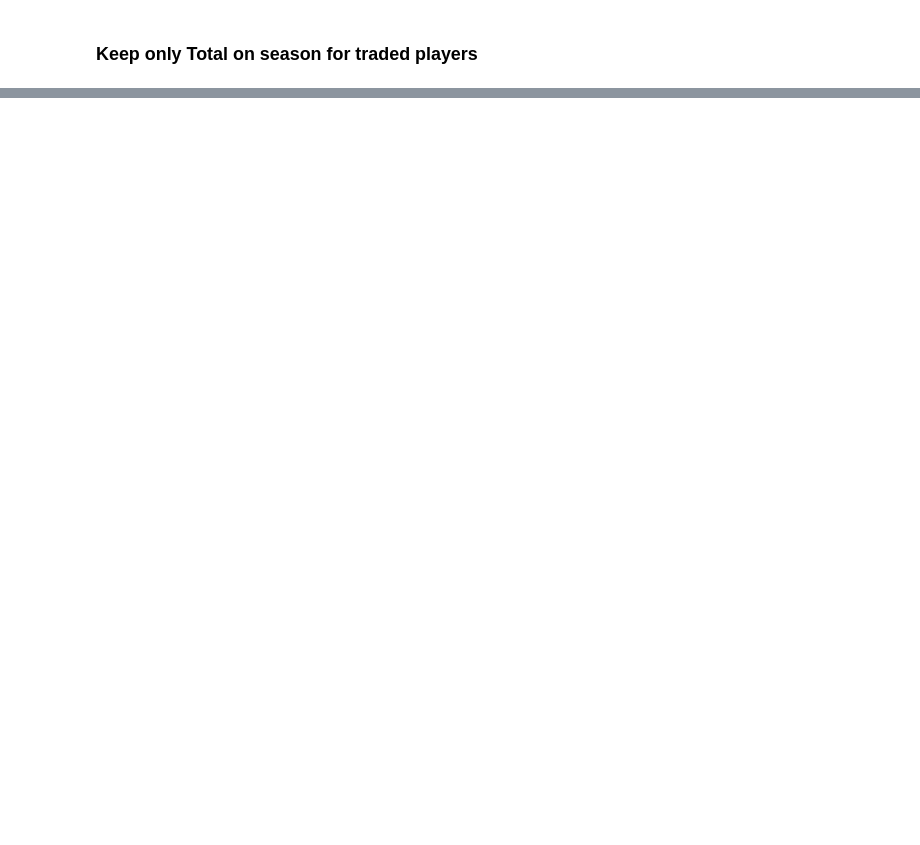
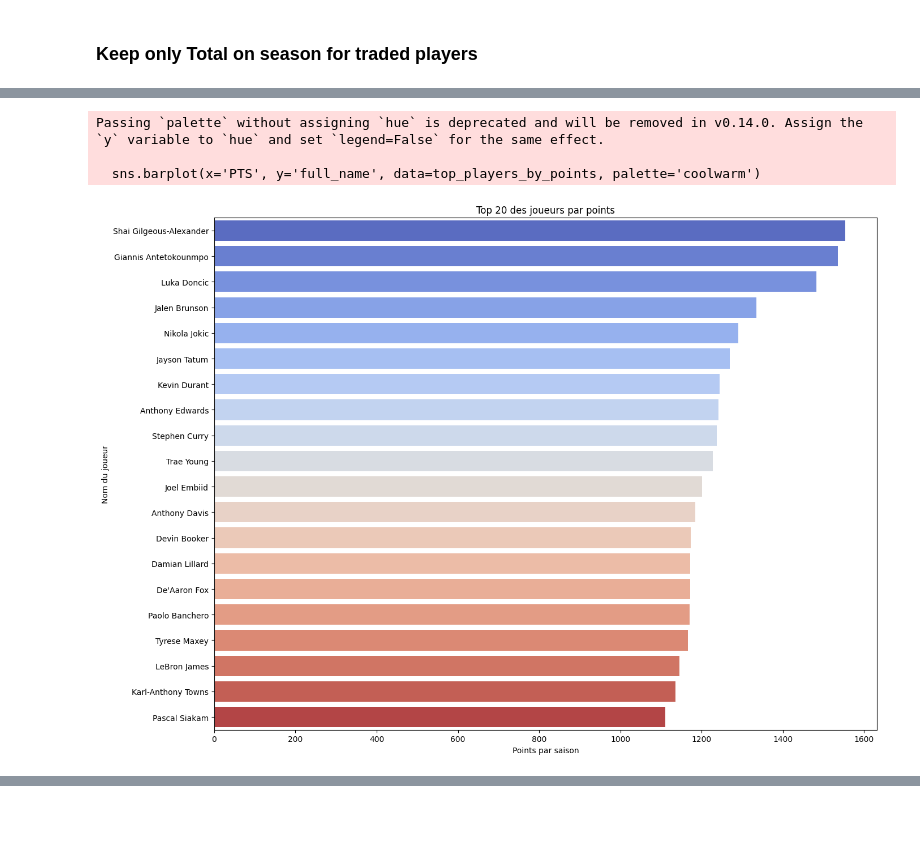
Before and after one commit to bribrix/mlops-nba, a Jupyter notebook: notebooks/young_potential_stars.ipynb, the cells around one changed output, grey strips where cells are left out. Saved outputs shown, nothing was run; the diff lists cells and outputs as text; code cells hidden in the pictures; blank space fills up the shorter version.

```diff
--- a/notebooks/young_potential_stars.ipynb
+++ b/notebooks/young_potential_stars.ipynb
@@ -210,0 +259,21 @@ Error:
+# %%
+# Tri des joueurs par points marqués en ordre décroissant
+top_players_by_points = players_stats_2023_24.sort_values('PTS', ascending=False).head(20)
+
+# Création du graphique en barre
+plt.figure(figsize=(14, 10))
+sns.barplot(x='PTS', y='full_name', data=top_players_by_points, palette='coolwarm')
+plt.title('Top 20 des joueurs par points')
+plt.xlabel('Points par saison')
+plt.ylabel('Nom du joueur')
+plt.tight_layout()  # Ajuste automatiquement les paramètres de la figure pour donner plus d'espace
+
+# Afficher le graphique
+plt.show()
+# Sorting the DataFrame by the 'AST' column to find the top 20 players by assists per game.
+top_players_by_assists = players_stats_2023_24.sort_values('AST', ascending=False).head(20)
+# %% [output]
+Passing `palette` without assigning `hue` is deprecated and will be removed in v0.14.0. Assign the `y` variable to `hue` and set `legend=False` for the same effect.
+
+  sns.barplot(x='PTS', y='full_name', data=top_players_by_points, palette='coolwarm')
+[figure, added]
```
Also changed, not shown: parts of 53 cells of this notebook.
